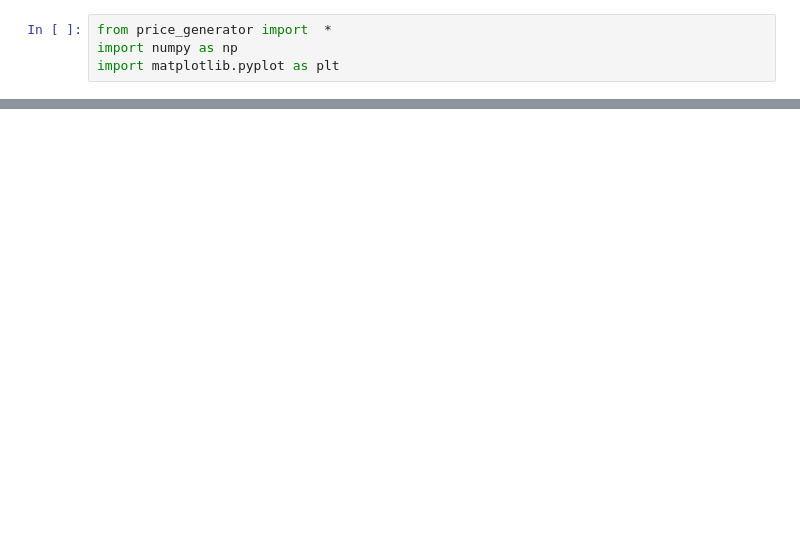
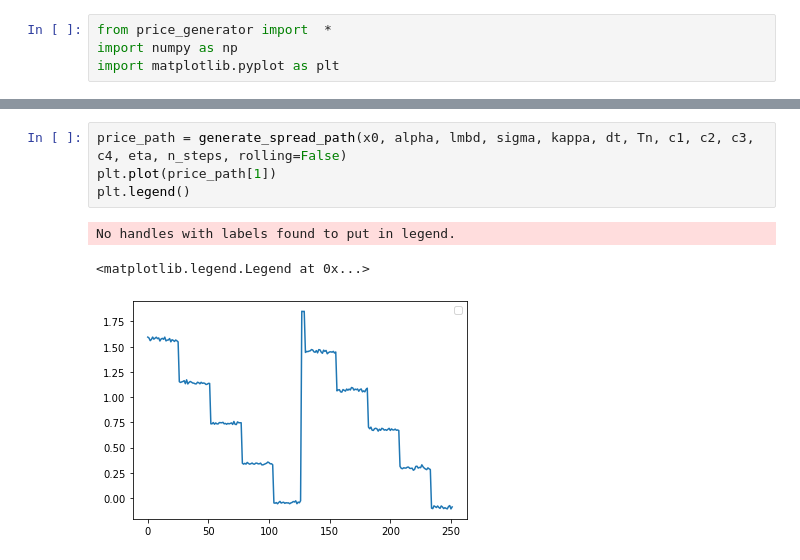
Before and after one commit to suren777/spread-filter, a Jupyter notebook: filter_playground.ipynb, the cells around one changed output, grey strips where cells are left out. Cells and saved outputs as stored; diff of their text form; blank space fills up the shorter version.

```diff
--- a/filter_playground.ipynb
+++ b/filter_playground.ipynb
@@ -34,0 +49,8 @@ No handles with labels found to put in legend.
+# %%
+price_path = generate_spread_path(x0, alpha, lmbd, sigma, kappa, dt, Tn, c1, c2, c3, c4, eta, n_steps, rolling=False)
+plt.plot(price_path[1])
+plt.legend()
+# %% [output]
+No handles with labels found to put in legend.
+<matplotlib.legend.Legend at 0x...>
+[figure, added]
```
Also changed, not shown: parts of 8 cells of this notebook, 1 other file.
